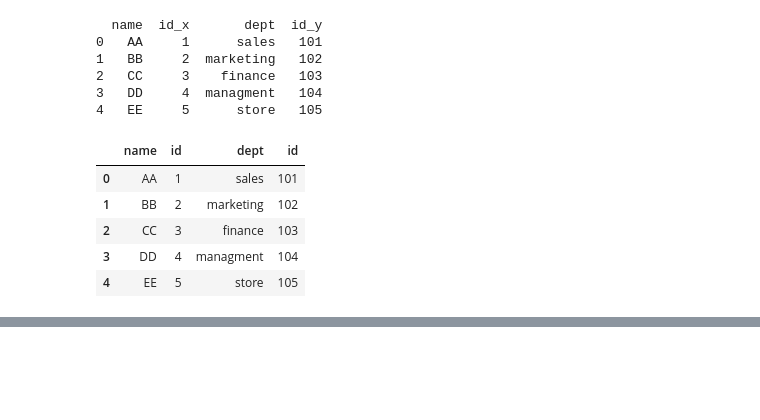
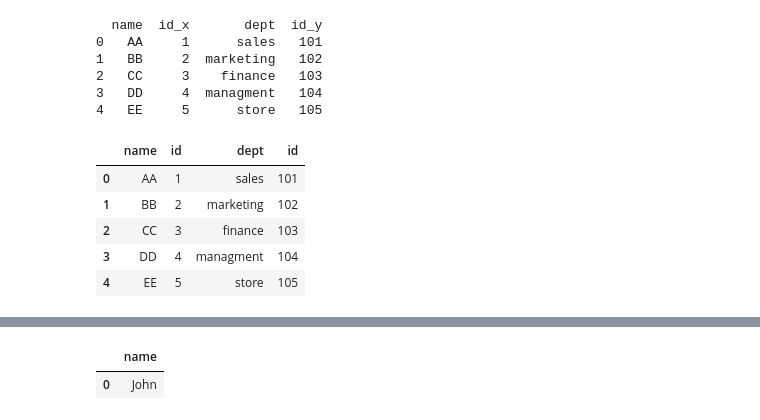
Before and after one commit to ake369/python_tutorial, a Jupyter notebook: notebooks/python_challenges.ipynb, the cells around one changed output, grey strips where cells are left out. Cells and saved outputs as stored; diff of their text form; code cells hidden in the pictures; blank space fills up the shorter version.

```diff
--- a/notebooks/python_challenges.ipynb
+++ b/notebooks/python_challenges.ipynb
@@ -1795,3 +1795,16 @@ merged_df
 | 2 | CC | 3 | finance | 103 |
 | 3 | DD | 4 | managment | 104 |
 | 4 | EE | 5 | store | 105 |
+# %%
+import pandas as pd
+
+# Creating the Employee DataFrame
+employee = pd.DataFrame({
+    'id': [101, 102, 103, 104, 105, 106],
+    'name': ['John', 'Dan', 'James', 'Amy', 'Anne', 'Ron'],
+    'department': ['A', 'A', 'A', 'A', 'A', 'B'],
+    'managerId': [pd.NA, 101, 101, 101, 101, 101]  # Using None for NULL values
+})
+
+# Display the DataFrame
+print(employee)
@@ -1797,0 +1864,12 @@ merged_df
+# %%
+class sol():
+    def manager_name(self, employee):
+        report_counts = employee[employee['managerId'].notnull()]['managerId'].value_counts()
+        managers_with_5_or_more_reports = report_counts[report_counts >= 5].index
+        managers_names = employee[employee['id'].isin(managers_with_5_or_more_reports)]['name']
+        return pd.DataFrame(managers_names)
+# %%
+sol().manager_name(employee=employee)
+# %% [output]
+|  | name |
+| 0 | John |
```
Also changed, not shown: parts of 2 cells of this notebook.
